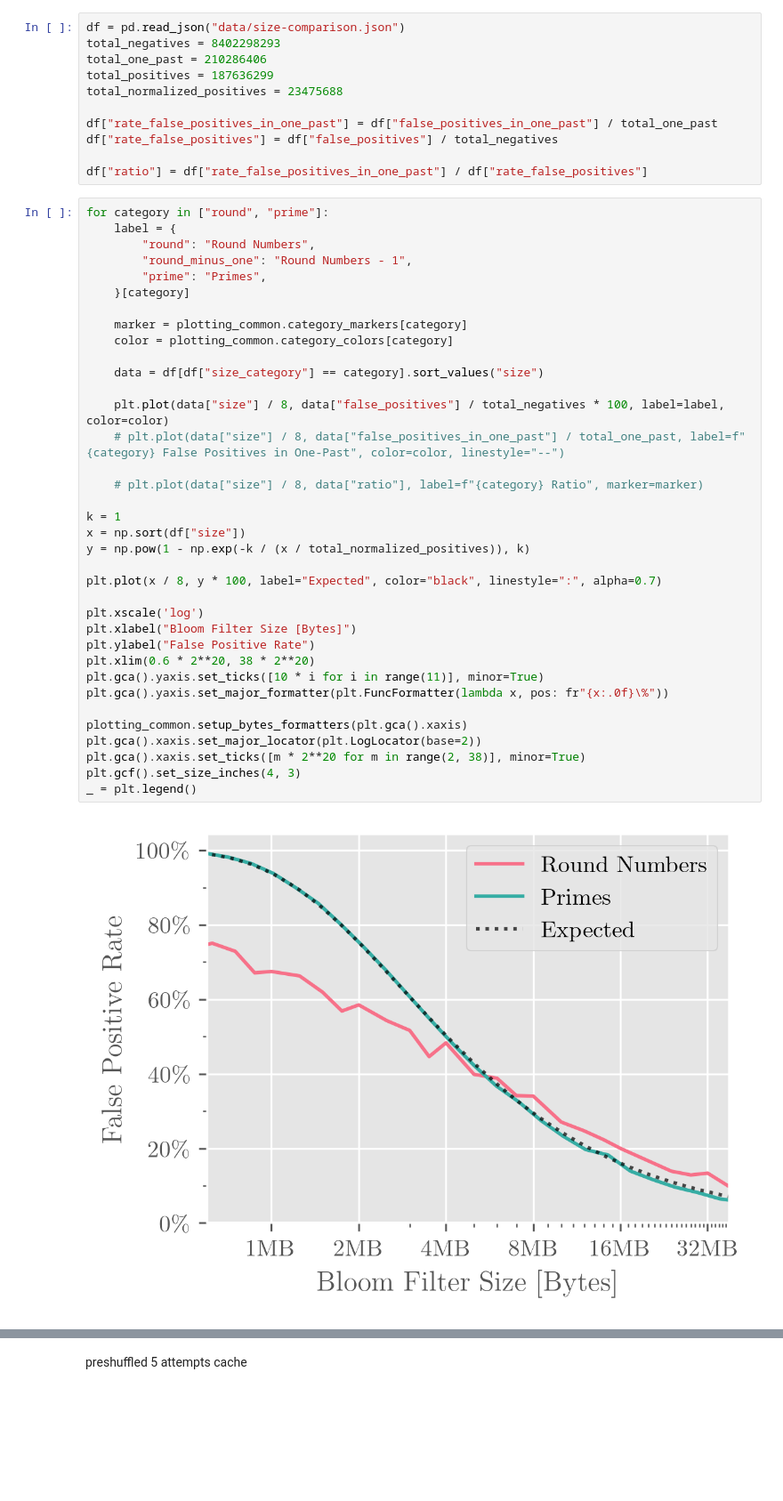
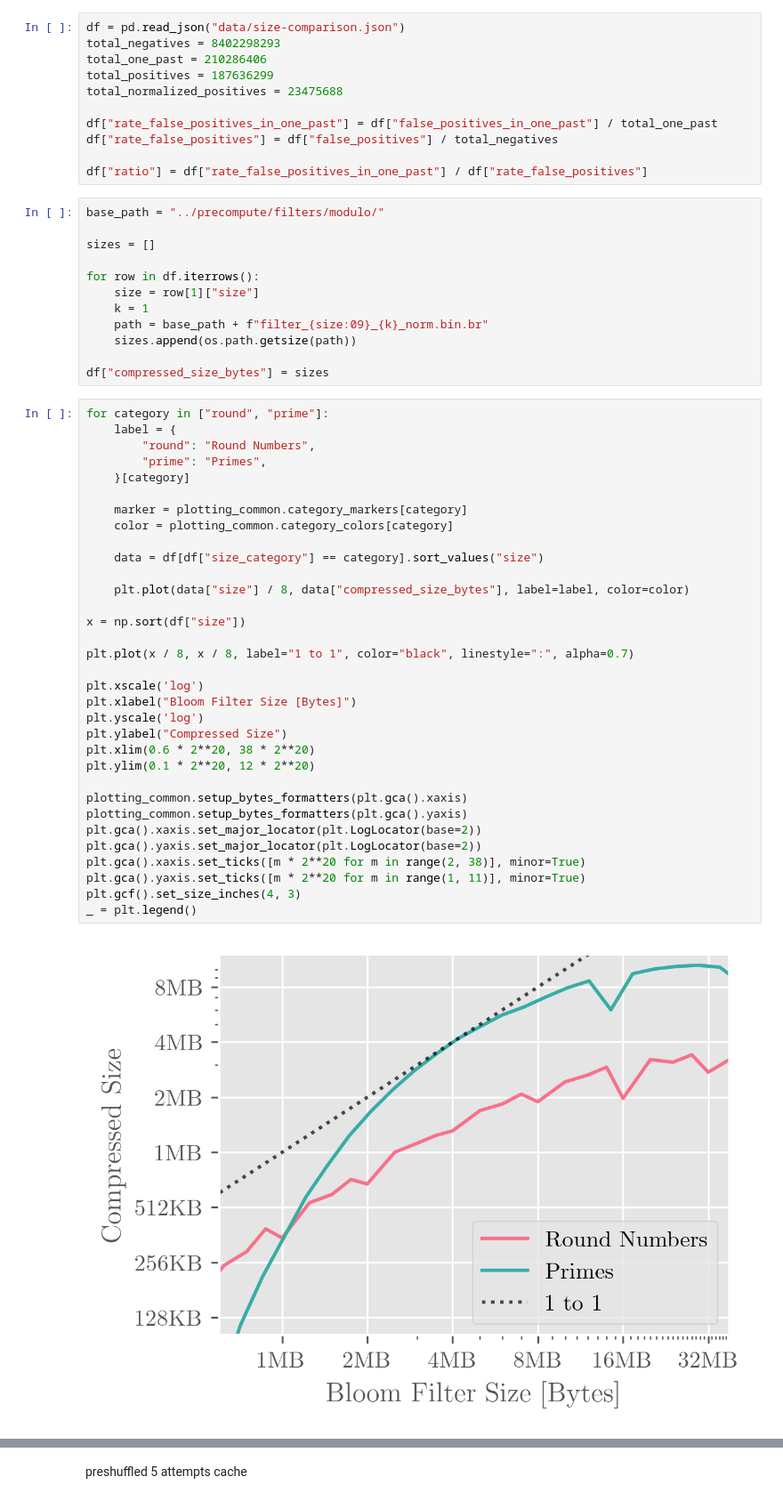
Before and after one commit to Pascal-So/peg-solitaire, a Jupyter notebook: evaluation/main.ipynb, the cells around one changed output, grey strips where cells are left out. Shown at 89% size. Saved outputs shown, nothing was run; the diff lists cells and outputs as text; blank space fills up the shorter version.

```diff
--- a/evaluation/main.ipynb
+++ b/evaluation/main.ipynb
@@ -16,41 +17,50 @@ df["rate_false_positives_in_one_past"] = df["false_positives_in_one_past"] / tot
 df["rate_false_positives"] = df["false_positives"] / total_negatives
 
 df["ratio"] = df["rate_false_positives_in_one_past"] / df["rate_false_positives"]
+# %%
+base_path = "../precompute/filters/modulo/"
+
+sizes = []
+
+for row in df.iterrows():
+    size = row[1]["size"]
+    k = 1
+    path = base_path + f"filter_{size:09}_{k}_norm.bin.br"
+    sizes.append(os.path.getsize(path))
+
+df["compressed_size_bytes"] = sizes
 # %%
 for category in ["round", "prime"]:
     label = {
         "round": "Round Numbers",
-        "round_minus_one": "Round Numbers - 1",
         "prime": "Primes",
     }[category]
 
     marker = plotting_common.category_markers[category]
     color = plotting_common.category_colors[category]
 
     data = df[df["size_category"] == category].sort_values("size")
 
-    plt.plot(data["size"] / 8, data["false_positives"] / total_negatives * 100, label=label, color=color)
-    # plt.plot(data["size"] / 8, data["false_positives_in_one_past"] / total_one_past, label=f"{category} False Positives in One-Past", color=color, linestyle="--")
+    plt.plot(data["size"] / 8, data["compressed_size_bytes"], label=label, color=color)
 
-    # plt.plot(data["size"] / 8, data["ratio"], label=f"{category} Ratio", marker=marker)
+x = np.sort(df["size"])
 
-k = 1
-x = np.sort(df["size"])
-y = np.pow(1 - np.exp(-k / (x / total_normalized_positives)), k)
-
-plt.plot(x / 8, y * 100, label="Expected", color="black", linestyle=":", alpha=0.7)
+plt.plot(x / 8, x / 8, label="1 to 1", color="black", linestyle=":", alpha=0.7)
 
 plt.xscale('log')
 plt.xlabel("Bloom Filter Size [Bytes]")
-plt.ylabel("False Positive Rate")
+plt.yscale('log')
+plt.ylabel("Compressed Size")
 plt.xlim(0.6 * 2**20, 38 * 2**20)
-plt.gca().yaxis.set_ticks([10 * i for i in range(11)], minor=True)
-plt.gca().yaxis.set_major_formatter(plt.FuncFormatter(lambda x, pos: fr"{x:.0f}\%"))
+plt.ylim(0.1 * 2**20, 12 * 2**20)
 
 plotting_common.setup_bytes_formatters(plt.gca().xaxis)
+plotting_common.setup_bytes_formatters(plt.gca().yaxis)
 plt.gca().xaxis.set_major_locator(plt.LogLocator(base=2))
+plt.gca().yaxis.set_major_locator(plt.LogLocator(base=2))
 plt.gca().xaxis.set_ticks([m * 2**20 for m in range(2, 38)], minor=True)
+plt.gca().yaxis.set_ticks([m * 2**20 for m in range(1, 11)], minor=True)
 plt.gcf().set_size_inches(4, 3)
 _ = plt.legend()
 # %% [output]
-[figure, old version]
+[figure, new version]
```
Also changed, not shown: parts of 6 cells of this notebook, 3 other files.
